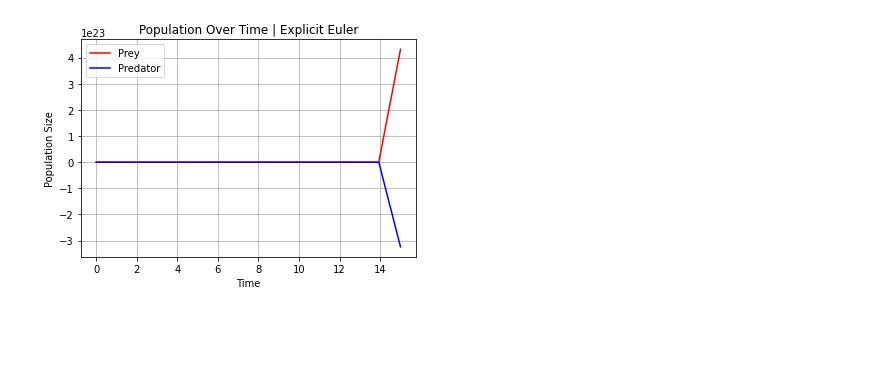
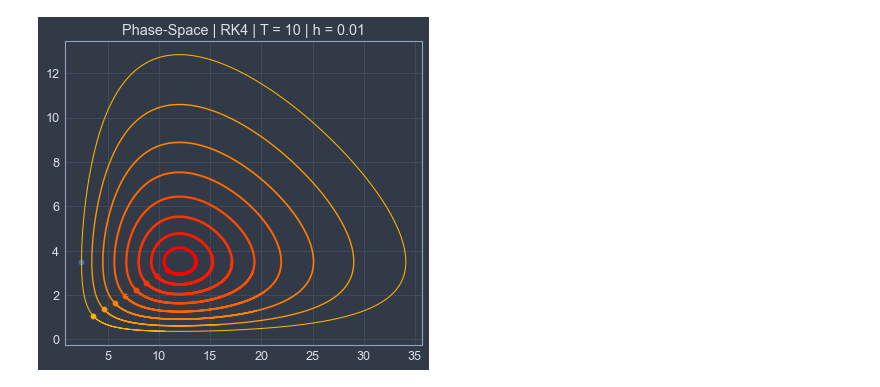
Before and after one commit to ConnorSutton07/Lotka-Volterra-Modelling, a Jupyter notebook: Lotka-Volterra.ipynb, the cells around one changed output. Drawn from its saved outputs; the diff is of its cells as text; code cells hidden in the pictures; blank space fills up the shorter version.

Commit message:
added phase-space diagrams

```diff
--- a/Lotka-Volterra.ipynb
+++ b/Lotka-Volterra.ipynb
@@ -60,14 +118,13 @@ class LotkaVolterra:
 # %%
 # define parameters and instantiate model
 parameters = {
-    'a': 1.0,
-    'b': 0.1,
-    'c': 1.5,
-    'd': 0.75
+    'a': 0.7,
+    'b': 0.2,
+    'c': 1.2,
+    'd': 0.5
 }
 
-ode = integrate.odeint
-X0 = np.array([1, 1])
+model = LotkaVolterra(parameters)
 
-
-model = LotkaVolterra(parameters)
+methods = [Euler, Midpoint, Trapezoidal, RK4, integrate.odeint]
+labels  = ["Explicit Euler", "Explicit Midpoint", "Explicit Trapezoidal", "RK4", "Isolda"]
@@ -74,7 +144,12 @@ model = LotkaVolterra(parameters)
 # %%
-t = np.linspace(0, 15, 15)
-X = model.solve(ExplicitEuler, X0, t)
-model.plot_results(X, t, title = "Population Over Time | Explicit Euler")
+h = .01
+T = 10
+t  = np.linspace(0, T, int(T / h))
+i = 3
+values  = np.linspace(0.3, 0.9, 8)
+vcolors = plt.cm.autumn_r(np.linspace(0.3, 1., len(values)))
+title = f"Phase-Space | {labels[i]} | T = {T} | h = {h}"
+model.phase(methods[i], values, vcolors, title, savefig = True, name = "tmp3.png")
 # %% [output]
-[figure, old version]
+[figure, new version]
 # %%
```
Also changed, not shown: parts of 6 cells of this notebook, 1 other file.
